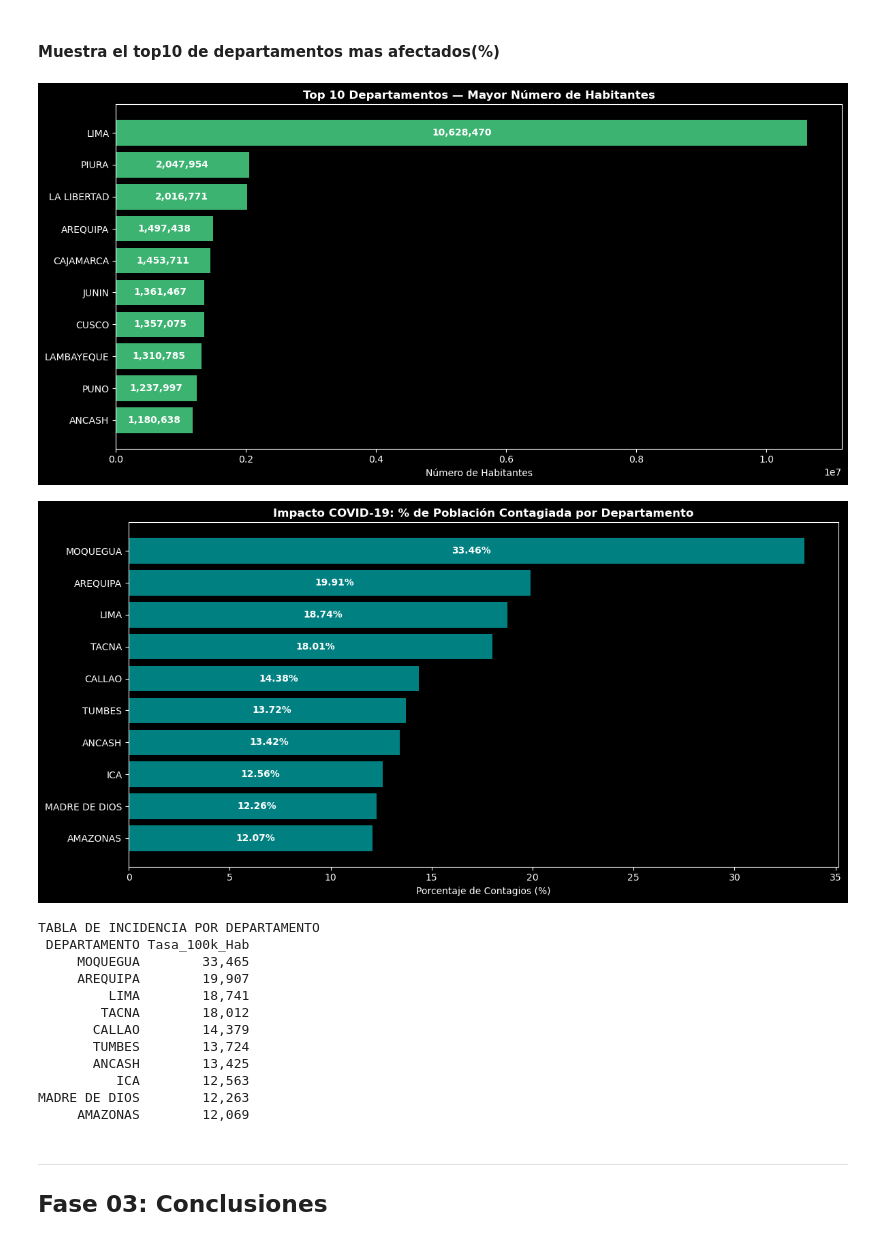
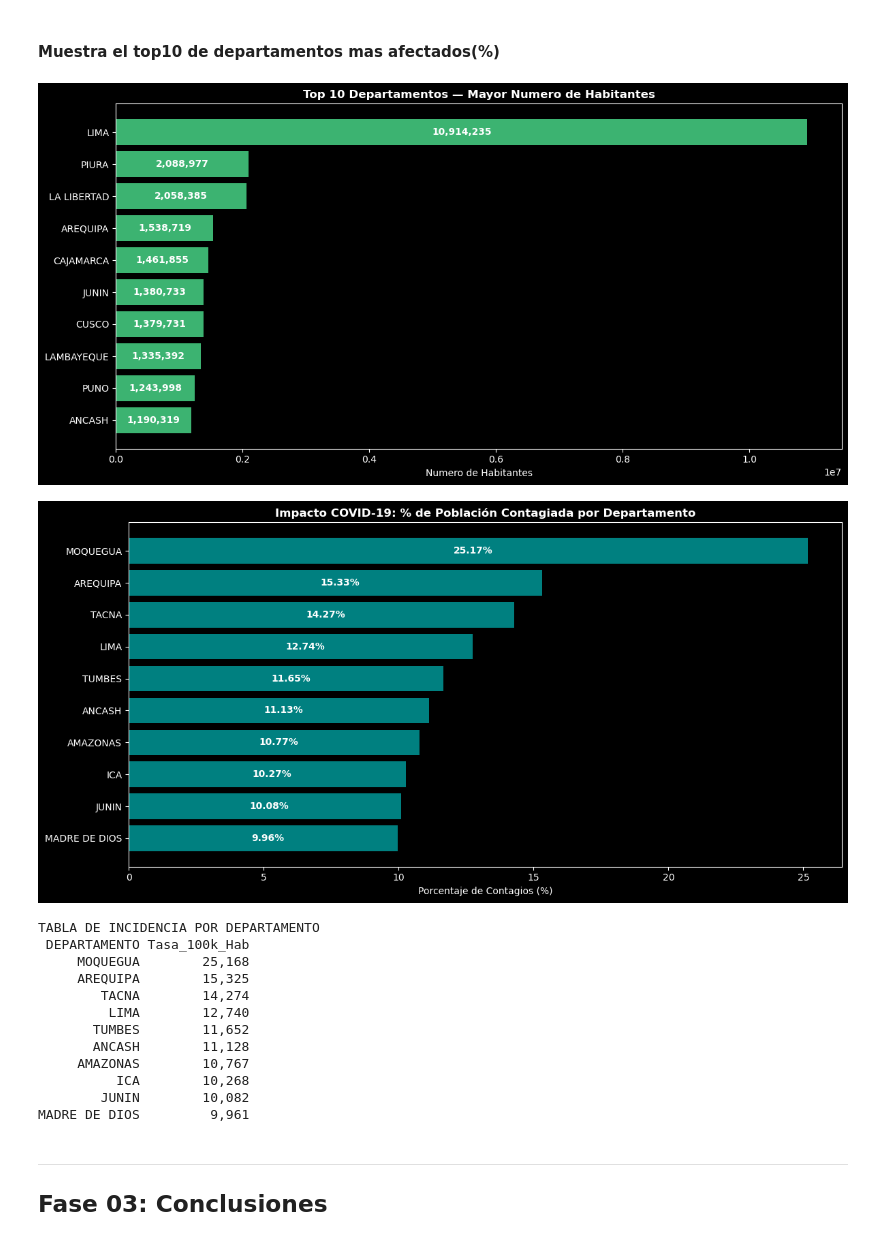
Before and after one commit to MartinTrillo22/preliminar_ciencia_datos, a Jupyter notebook: analisis.ipynb, the cells around one changed output. Drawn from its saved outputs; the diff is of its cells as text; code cells hidden in the pictures.

```diff
--- a/analisis.ipynb
+++ b/analisis.ipynb
@@ -98,0 +106,10 @@ plt.show()
+# %%
+dfnew = pd.read_csv('./poblacion_peru_promedio_20_24.csv',sep=',')
+
+dfnew.info()
+dfnew.head(5)
+print()
+
+## print dela suma total de la cantidad del total de  hombres y mujeres
+print(f"Suma total de hombres: {dfnew['Hombres'].sum()}")
+print(f"Suma total de mujeres: {dfnew['Mujeres'].sum()}")
@@ -187,33 +276,35 @@ plt.show()
 # %% [markdown]
 #### Muestra el top10 de departamentos mas afectados(%)
 # %%
-# DataFrame con datos de población por departamento promedio en 2020-2022
-data_poblacion = {
-    'DEPARTAMENTO': [
-        'AMAZONAS', 'ANCASH', 'APURIMAC', 'AREQUIPA', 'AYACUCHO', 'CAJAMARCA', 'CALLAO', 'CUSCO',
-        'HUANCAVELICA', 'HUANUCO', 'ICA', 'JUNIN', 'LA LIBERTAD', 'LAMBAYEQUE', 'LIMA', 'LORETO',
-        'MADRE DE DIOS', 'MOQUEGUA', 'PASCO', 'PIURA', 'PUNO', 'SAN MARTIN', 'TACNA', 'TUMBES', 'UCAYALI'
-    ],
-    'POBLACION': [
-        426806, 1180638, 430736, 1497438, 668213, 1453711, 1129854, 1357075,
-        348831, 721047, 975182, 1361467, 2016771, 1310785, 10628470, 883510,
-        173811, 192742, 271904, 2047954, 1237997, 899648, 370974, 251521, 589110
-    ]
-}
-df_pob = pd.DataFrame(data_poblacion)
+# Usar datos reales desde el CSV de población (sin valores hardcodeados)
+df_pob = dfnew[['Departamento', 'Promedio_Poblacion_2020_2024']].copy()
+
+df_pob['DEPARTAMENTO'] = (
+    df_pob['Departamento']
+    .astype(str)
+    .str.strip()
+    .str.upper()
+    .str.normalize('NFKD')
+    .str.encode('ascii', 'ignore')
+    .str.decode('utf-8')
+)
+
+df_pob = df_pob.rename(columns={'Promedio_Poblacion_2020_2024': 'POBLACION'})
+df_pob = df_pob[['DEPARTAMENTO', 'POBLACION']]
+
 deptos_pob = df_pob.nlargest(10, 'POBLACION').sort_values('POBLACION', ascending=True)
+
 fig, ax = plt.subplots(figsize=(12, 6))
 bars = ax.barh(deptos_pob['DEPARTAMENTO'], deptos_pob['POBLACION'], color='mediumseagreen')
 
 ax.bar_label(bars, fmt='{:,.0f}', label_type='center', color='white', fontweight='bold')
 
-
-ax.set_title('Top 10 Departamentos — Mayor Número de Habitantes', fontweight='bold')
-ax.set_xlabel('Número de Habitantes')
+ax.set_title('Top 10 Departamentos — Mayor Numero de Habitantes', fontweight='bold')
+ax.set_xlabel('Numero de Habitantes')
 plt.tight_layout()
 plt.show()
 # %% [output]
-[figure, old version]
+[figure, new version]
 # %%
 contagios_deptos = df['DEPARTAMENTO'].value_counts().reset_index()
 contagios_deptos.columns = ['DEPARTAMENTO', 'CONTAGIOS']
@@ -234,7 +325,7 @@ ax.set_xlabel('Porcentaje de Contagios (%)')
 plt.tight_layout()
 plt.show()
 # %% [output]
-[figure, old version]
+[figure, new version]
 # %%
 # Calcular Tasa por cada 100,000 habitantes
 df_analisis['Tasa_100k_Hab'] = (df_analisis['CONTAGIOS'] / df_analisis['POBLACION']) * 100000
@@ -248,16 +339,16 @@ print(tabla_tasas.to_string(index=False, formatters={
 # %% [output]
 TABLA DE INCIDENCIA POR DEPARTAMENTO
  DEPARTAMENTO Tasa_100k_Hab
-     MOQUEGUA        33,465
-     AREQUIPA        19,907
-         LIMA        18,741
-        TACNA        18,012
-       CALLAO        14,379
-       TUMBES        13,724
-       ANCASH        13,425
-          ICA        12,563
-MADRE DE DIOS        12,263
-     AMAZONAS        12,069
+     MOQUEGUA        25,168
+     AREQUIPA        15,325
+        TACNA        14,274
+         LIMA        12,740
+       TUMBES        11,652
+       ANCASH        11,128
+     AMAZONAS        10,767
+          ICA        10,268
+        JUNIN        10,082
+MADRE DE DIOS         9,961
 # %% [markdown]
 ---
 ## Fase 03: Conclusiones
```
Also changed, not shown: parts of 15 cells of this notebook, 1 other file.
